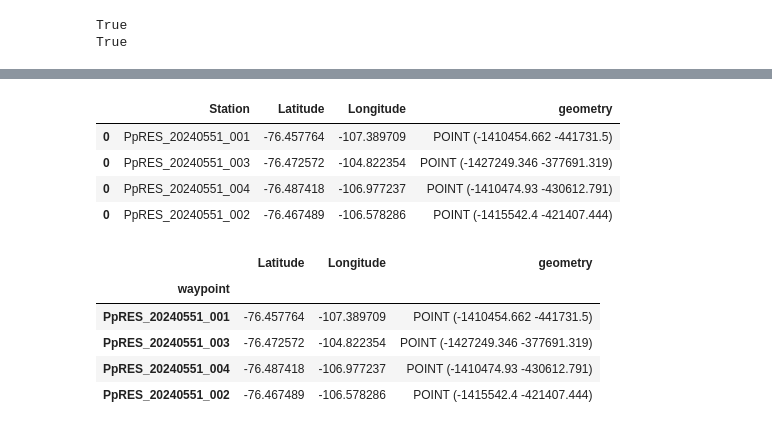
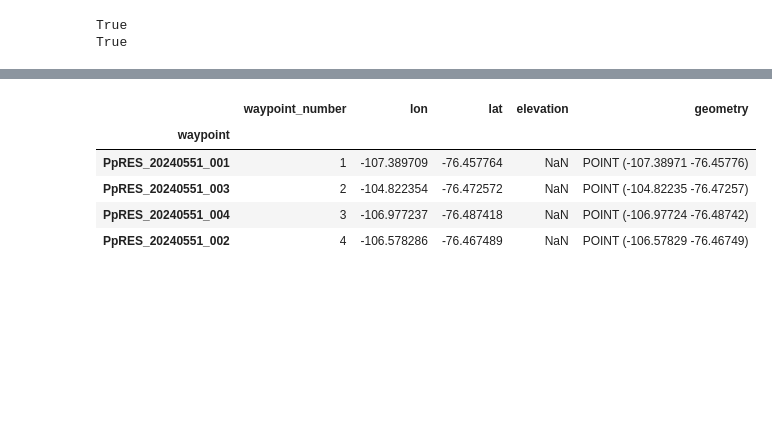
Before and after one commit to GHOST-thwaites/GHOST_ApRES_archiving, a Jupyter notebook: notebooks/attended/metadata_preparation.ipynb, the cells around one changed output, grey strips where cells are left out. Drawn from its saved outputs; the diff is of its cells as text; code cells hidden in the pictures; blank space fills up the shorter version.

```diff
--- a/notebooks/attended/metadata_preparation.ipynb
+++ b/notebooks/attended/metadata_preparation.ipynb
@@ -290,0 +340,23 @@ polarimetric_acrossline_positions = pd.concat((pd.read_csv(f) for f in acrosslin
+# %%
+polarimetric_acrossline_positions = pd.concat((pd.read_csv(f) for f in acrossline_polarimetric_csvs))
+
+# add waypoint number
+polarimetric_acrossline_positions.insert(0, 'waypoint_number', range(1, 1 + len(polarimetric_acrossline_positions)))
+
+# rename latitude and longituse to lat and lon
+polarimetric_acrossline_positions.rename(columns={'Latitude': 'lat',
+                                            'Longitude': 'lon'}, inplace=True)
+
+# insert a column of nans called elevation
+polarimetric_acrossline_positions.insert(4, 'elevation', np.nan)
+
+# rename Stations -- > waypoints and set as index
+polarimetric_acrossline_positions = polarimetric_acrossline_positions.rename(columns={'Station': 'waypoint'})
+polarimetric_acrossline_positions.set_index('waypoint', inplace=True)
+
+# swap the positions of lat and lon
+cols = polarimetric_acrossline_positions.columns.tolist()
+cols = [cols[0], cols[2], cols[1]] + cols[3:]
+polarimetric_acrossline_positions = polarimetric_acrossline_positions[cols]
+
+polarimetric_acrossline_positions
@@ -291,25 +370,14 @@ polarimetric_acrossline_positions = pd.concat((pd.read_csv(f) for f in acrosslin
 # %%
-# convert to
-geom =gpd.points_from_xy(x=polarimetric_acrossline_positions['Longitude'], y=polarimetric_acrossline_positions['Latitude'])
+# convert to geodataframe, add crs
+geom =gpd.points_from_xy(x=polarimetric_acrossline_positions['lon'], y=polarimetric_acrossline_positions['lat'])
 polarimetric_acrossline_positions = gpd.GeoDataFrame(polarimetric_acrossline_positions, geometry = geom)
-polarimetric_acrossline_positions = polarimetric_acrossline_positions.set_crs('EPSG:4326')
-polarimetric_acrossline_positions.to_crs(3031, inplace=True)
+
 polarimetric_acrossline_positions
 # %% [output]
-|  | Station | Latitude | Longitude | geometry |
-| 0 | PpRES_20240551_001 | -76.457764 | -107.389709 | POINT (-1410454.662 -441731.5) |
-| 0 | PpRES_20240551_003 | -76.472572 | -104.822354 | POINT (-1427249.346 -377691.319) |
-| 0 | PpRES_20240551_004 | -76.487418 | -106.977237 | POINT (-1410474.93 -430612.791) |
-| 0 | PpRES_20240551_002 | -76.467489 | -106.578286 | POINT (-1415542.4 -421407.444) |
+|  | waypoint_number | lon | lat | elevation | geometry |
+| waypoint |  |  |  |  |  |
+| PpRES_20240551_001 | 1 | -107.389709 | -76.457764 | NaN | POINT (-107.38971 -76.45776) |
+| PpRES_20240551_003 | 2 | -104.822354 | -76.472572 | NaN | POINT (-104.82235 -76.47257) |
+| PpRES_20240551_004 | 3 | -106.977237 | -76.487418 | NaN | POINT (-106.97724 -76.48742) |
+| PpRES_20240551_002 | 4 | -106.578286 | -76.467489 | NaN | POINT (-106.57829 -76.46749) |
-# %%
-polarimetric_acrossline_positions = polarimetric_acrossline_positions.rename(columns={'Station': 'waypoint'})
-polarimetric_acrossline_positions.set_index('waypoint', inplace=True)
-polarimetric_acrossline_positions
-# %% [output]
-|  | Latitude | Longitude | geometry |
-| waypoint |  |  |  |
-| PpRES_20240551_001 | -76.457764 | -107.389709 | POINT (-1410454.662 -441731.5) |
-| PpRES_20240551_003 | -76.472572 | -104.822354 | POINT (-1427249.346 -377691.319) |
-| PpRES_20240551_004 | -76.487418 | -106.977237 | POINT (-1410474.93 -430612.791) |
-| PpRES_20240551_002 | -76.467489 | -106.578286 | POINT (-1415542.4 -421407.444) |
 # %%
```
Also changed, not shown: parts of 24 cells of this notebook, 3 other files.
